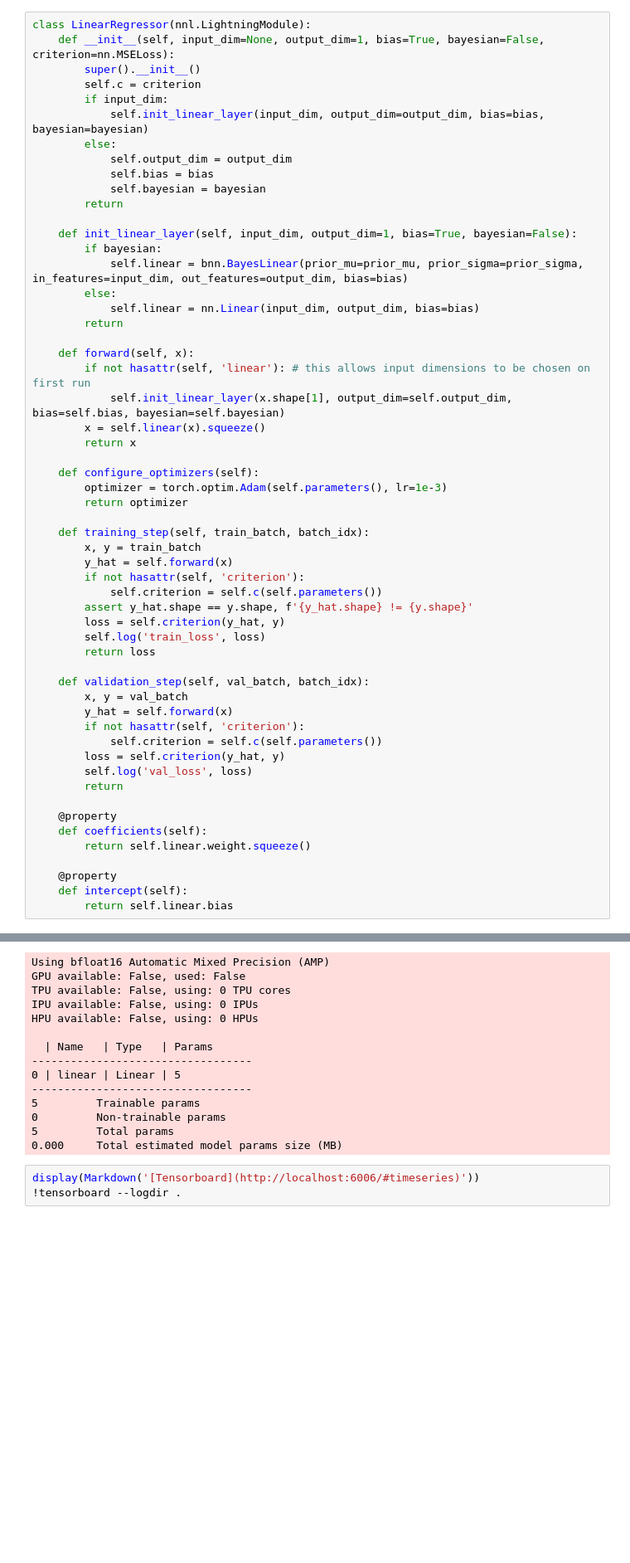
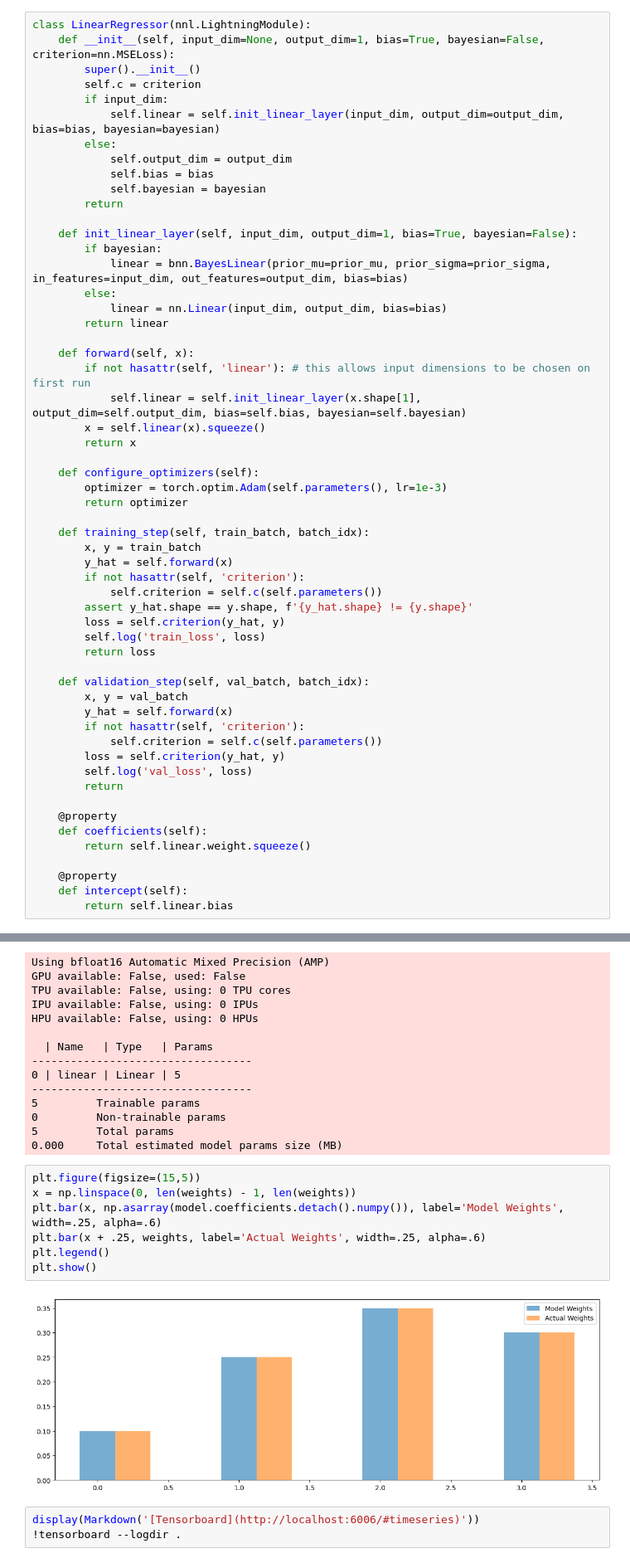
Before and after one commit to ncallahanml/baseline_networks, a Jupyter notebook: SineLinearComposition.ipynb, the cells around one changed output, grey strips where cells are left out. Shown at 83% size. Drawn from its saved outputs; the diff is of its cells as text; blank space fills up the shorter version.

Commit message:
added ensemble linear model, to be expanded

```diff
--- a/SineLinearComposition.ipynb
+++ b/SineLinearComposition.ipynb
@@ -112,7 +112,7 @@ class LinearRegressor(nnl.LightningModule):
         super().__init__()
         self.c = criterion
         if input_dim:
-            self.init_linear_layer(input_dim, output_dim=output_dim, bias=bias, bayesian=bayesian)
+            self.linear = self.init_linear_layer(input_dim, output_dim=output_dim, bias=bias, bayesian=bayesian)
         else:
             self.output_dim = output_dim
             self.bias = bias
@@ -121,14 +121,14 @@ class LinearRegressor(nnl.LightningModule):
 
     def init_linear_layer(self, input_dim, output_dim=1, bias=True, bayesian=False):
         if bayesian:
-            self.linear = bnn.BayesLinear(prior_mu=prior_mu, prior_sigma=prior_sigma, in_features=input_dim, out_features=output_dim, bias=bias)
+            linear = bnn.BayesLinear(prior_mu=prior_mu, prior_sigma=prior_sigma, in_features=input_dim, out_features=output_dim, bias=bias)
         else:
-            self.linear = nn.Linear(input_dim, output_dim, bias=bias)
-        return
+            linear = nn.Linear(input_dim, output_dim, bias=bias)
+        return linear
 
     def forward(self, x):
         if not hasattr(self, 'linear'): # this allows input dimensions to be chosen on first run
-            self.init_linear_layer(x.shape[1], output_dim=self.output_dim, bias=self.bias, bayesian=self.bayesian)
+            self.linear = self.init_linear_layer(x.shape[1], output_dim=self.output_dim, bias=self.bias, bayesian=self.bayesian)
         x = self.linear(x).squeeze()
         return x
 
@@ -248,6 +301,15 @@ HPU available: False, using: 0 HPUs
 0         Non-trainable params
 5         Total params
 0.000     Total estimated model params size (MB)
+# %%
+plt.figure(figsize=(15,5))
+x = np.linspace(0, len(weights) - 1, len(weights))
+plt.bar(x, np.asarray(model.coefficients.detach().numpy()), label='Model Weights', width=.25, alpha=.6)
+plt.bar(x + .25, weights, label='Actual Weights', width=.25, alpha=.6)
+plt.legend()
+plt.show()
+# %% [output]
+[figure, added]
 # %%
 display(Markdown('[Tensorboard](http://localhost:6006/#timeseries)'))
 !tensorboard --logdir .
```
Also changed, not shown: parts of 3 cells of this notebook.
